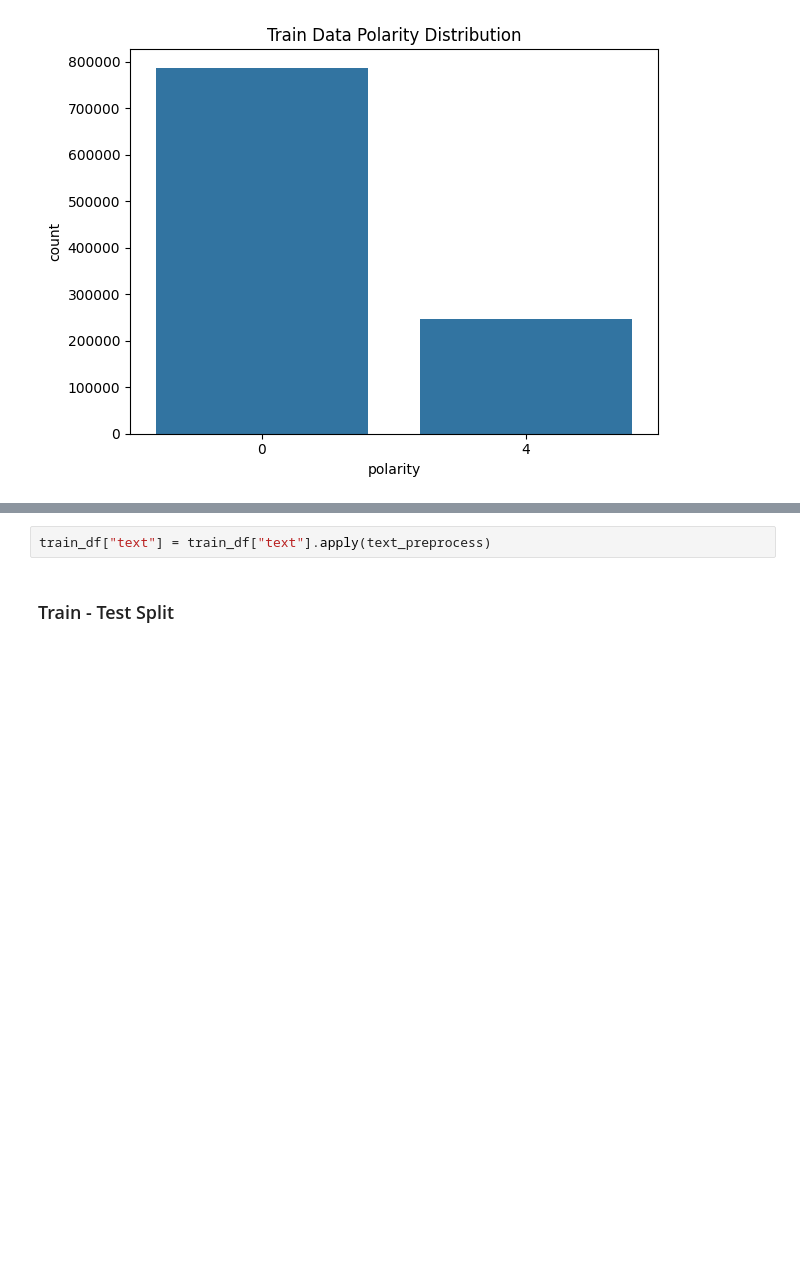
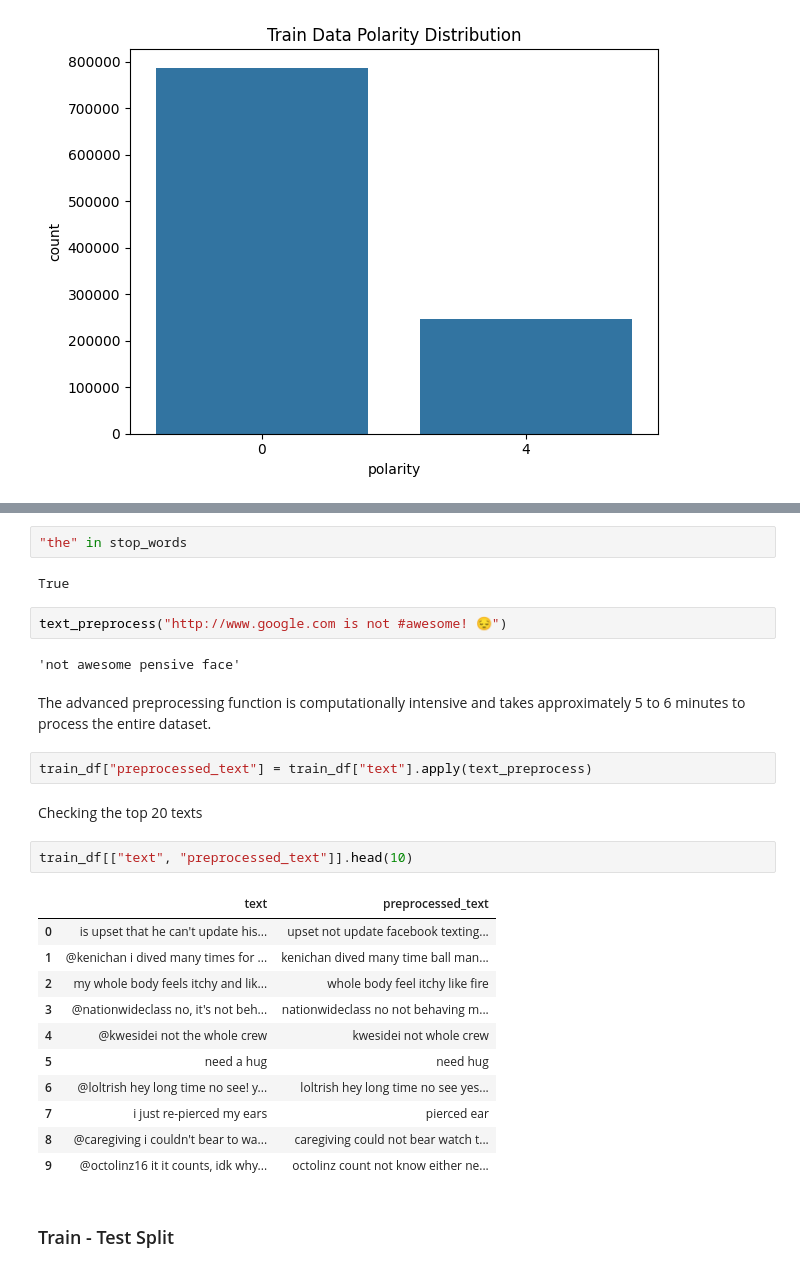
Before and after one commit to aquilina-barhouche/GenAI-Pinnacle-Program, a Jupyter notebook: 06_NLP_using_PyTorch/Assignments/Assignment 1/Notebooks/Assignment_01_Final.ipynb, the cells around one changed output, grey strips where cells are left out. Saved outputs shown, nothing was run; the diff lists cells and outputs as text; blank space fills up the shorter version.

```diff
--- a/06_NLP_using_PyTorch/Assignments/Assignment 1/Notebooks/Assignment_01_Final.ipynb
+++ b/06_NLP_using_PyTorch/Assignments/Assignment 1/Notebooks/Assignment_01_Final.ipynb
@@ -221,6 +282,32 @@ def text_preprocess(text):
     return text
+# %%
+"the" in stop_words
+# %% [output]
+True
+# %%
+text_preprocess("http://www.google.com is not #awesome! 😔")
+# %% [output]
+'not awesome pensive face'
+# %% [markdown]
+The advanced preprocessing function is computationally intensive and takes approximately 5 to 6 minutes to process the entire dataset.
 # %%
-train_df["text"] = train_df["text"].apply(text_preprocess)
+train_df["preprocessed_text"] = train_df["text"].apply(text_preprocess)
+# %% [markdown]
+Checking the top 20 texts
+# %%
+train_df[["text", "preprocessed_text"]].head(10)
+# %% [output]
+|  | text | preprocessed_text |
+| 0 | is upset that he can't update his... | upset not update facebook texting... |
+| 1 | @kenichan i dived many times for ... | kenichan dived many time ball man... |
+| 2 | my whole body feels itchy and lik... | whole body feel itchy like fire |
+| 3 | @nationwideclass no, it's not beh... | nationwideclass no not behaving m... |
+| 4 | @kwesidei not the whole crew | kwesidei not whole crew |
+| 5 | need a hug | need hug |
+| 6 | @loltrish hey long time no see! y... | loltrish hey long time no see yes... |
+| 7 | i just re-pierced my ears | pierced ear |
+| 8 | @caregiving i couldn't bear to wa... | caregiving could not bear watch t... |
+| 9 | @octolinz16 it it counts, idk why... | octolinz count not know either ne... |
 # %% [markdown]
 ### Train - Test Split
 # %%
```
Also changed, not shown: parts of 45 cells of this notebook.
